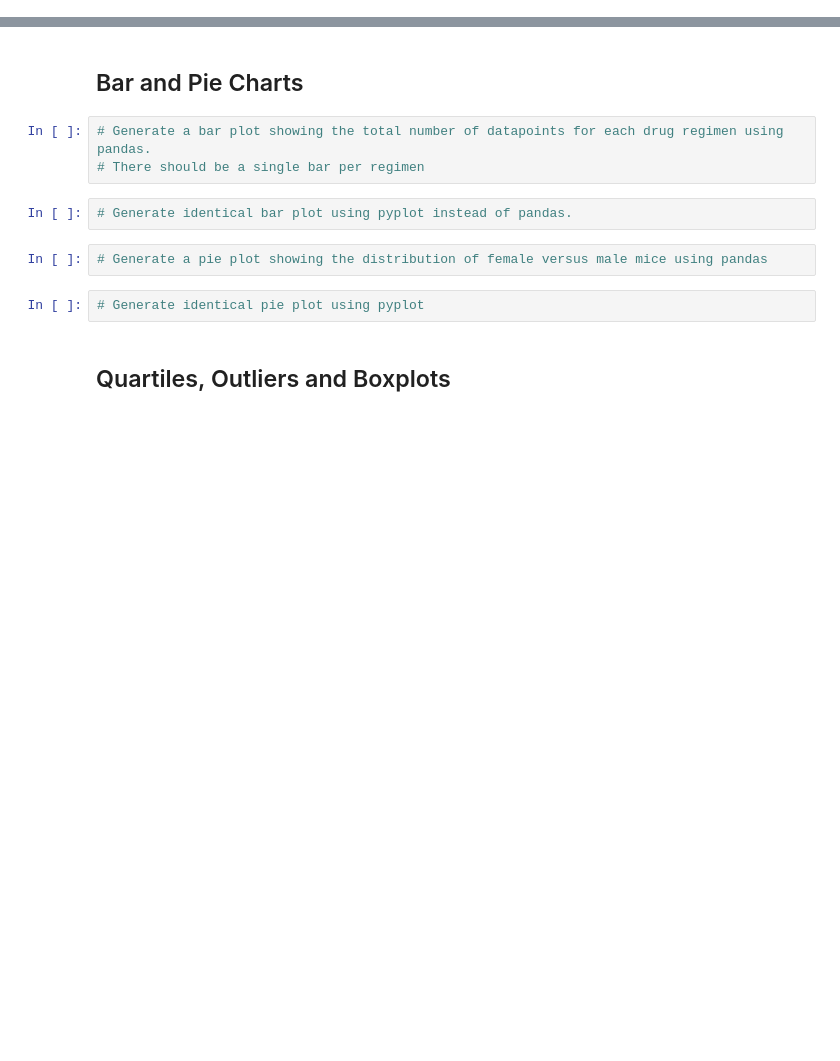
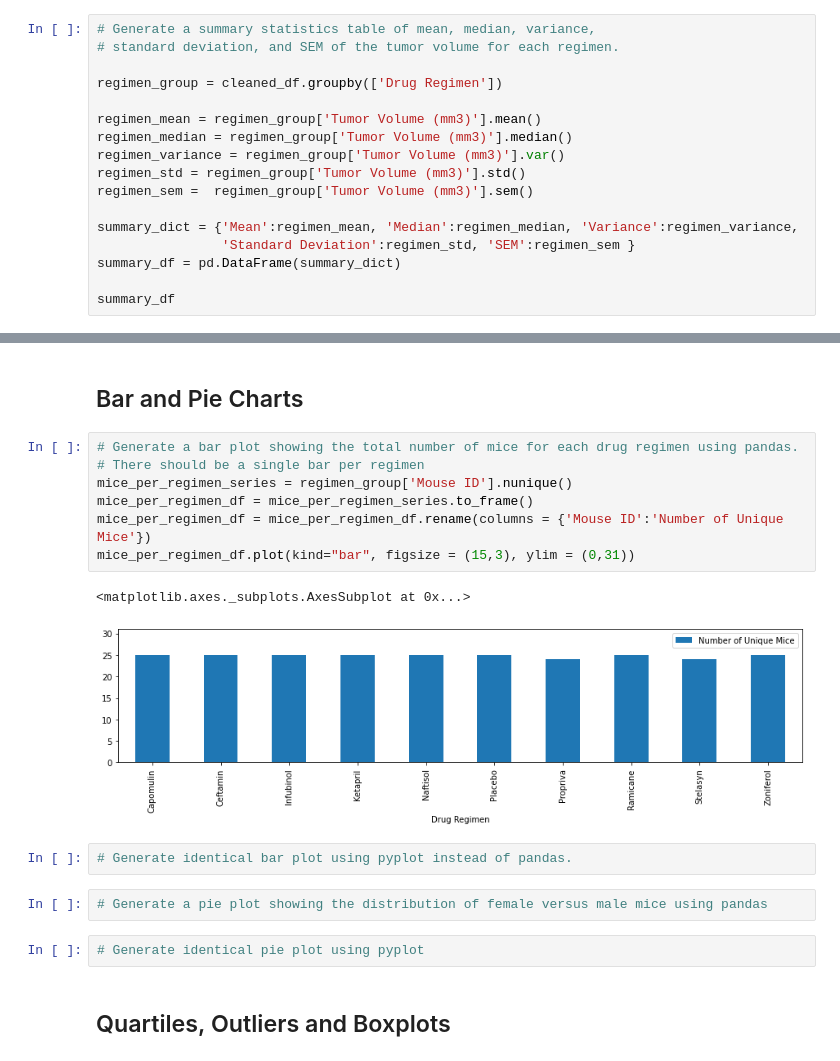
Before and after one commit to josh-acampado/matplotlib-challenge, a Jupyter notebook: pymaceuticals_starter.ipynb, the cells around one changed output, grey strips where cells are left out. Cells and saved outputs as stored; diff of their text form; blank space fills up the shorter version.

Commit message:
Completed cleaned df, summary table, and df.plot()

```diff
--- a/pymaceuticals_starter.ipynb
+++ b/pymaceuticals_starter.ipynb
@@ -82,0 +83,17 @@ cleaned_df['Mouse ID'].nunique()
+# %%
+# Generate a summary statistics table of mean, median, variance,
+# standard deviation, and SEM of the tumor volume for each regimen.
+
+regimen_group = cleaned_df.groupby(['Drug Regimen'])
+
+regimen_mean = regimen_group['Tumor Volume (mm3)'].mean()
+regimen_median = regimen_group['Tumor Volume (mm3)'].median()
+regimen_variance = regimen_group['Tumor Volume (mm3)'].var()
+regimen_std = regimen_group['Tumor Volume (mm3)'].std()
+regimen_sem =  regimen_group['Tumor Volume (mm3)'].sem()
+
+summary_dict = {'Mean':regimen_mean, 'Median':regimen_median, 'Variance':regimen_variance,
+                'Standard Deviation':regimen_std, 'SEM':regimen_sem }
+summary_df = pd.DataFrame(summary_dict)
+
+summary_df
@@ -83,8 +113,15 @@ cleaned_df['Mouse ID'].nunique()
 # %% [markdown]
 ## Bar and Pie Charts
 # %%
-# Generate a bar plot showing the total number of datapoints for each drug regimen using pandas.
+# Generate a bar plot showing the total number of mice for each drug regimen using pandas.
 # There should be a single bar per regimen
+mice_per_regimen_series = regimen_group['Mouse ID'].nunique()
+mice_per_regimen_df = mice_per_regimen_series.to_frame()
+mice_per_regimen_df = mice_per_regimen_df.rename(columns = {'Mouse ID':'Number of Unique Mice'})
+mice_per_regimen_df.plot(kind="bar", figsize = (15,3), ylim = (0,31))
+# %% [output]
+<matplotlib.axes._subplots.AxesSubplot at 0x...>
+[figure, added]
 # %%
 # Generate identical bar plot using pyplot instead of pandas.
 # %%
```
Also changed, not shown: parts of 3 cells of this notebook.
